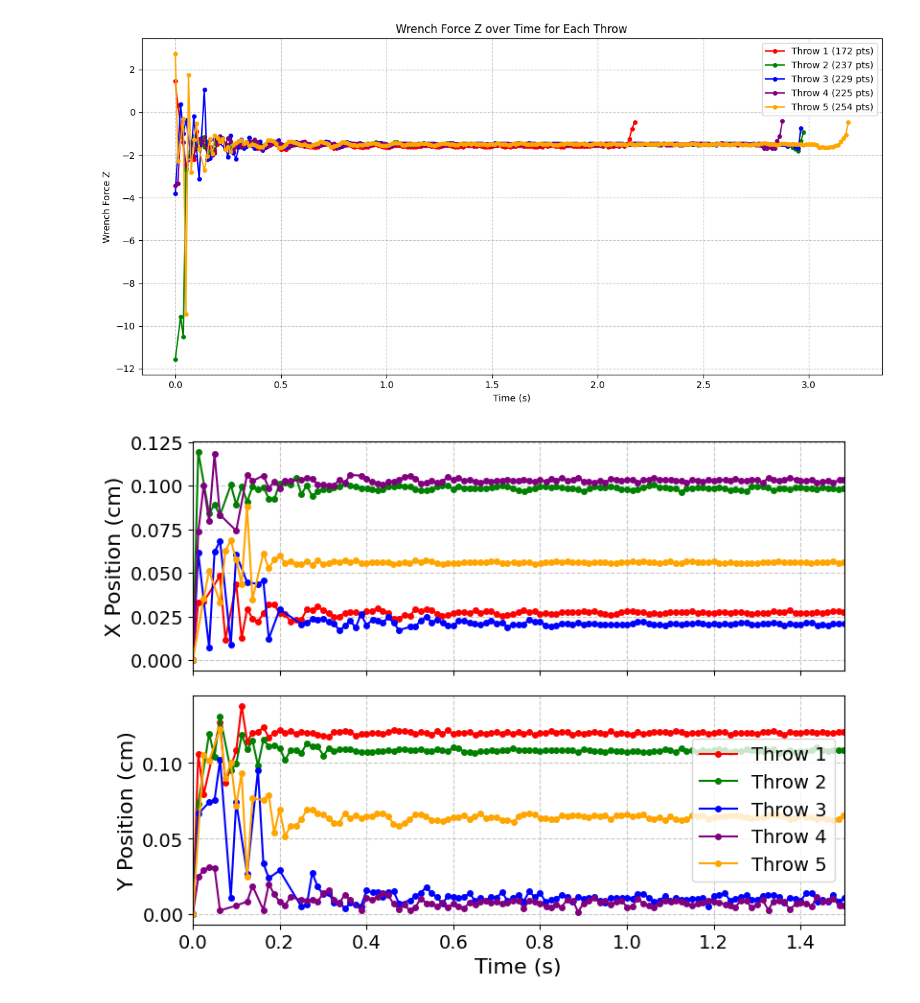
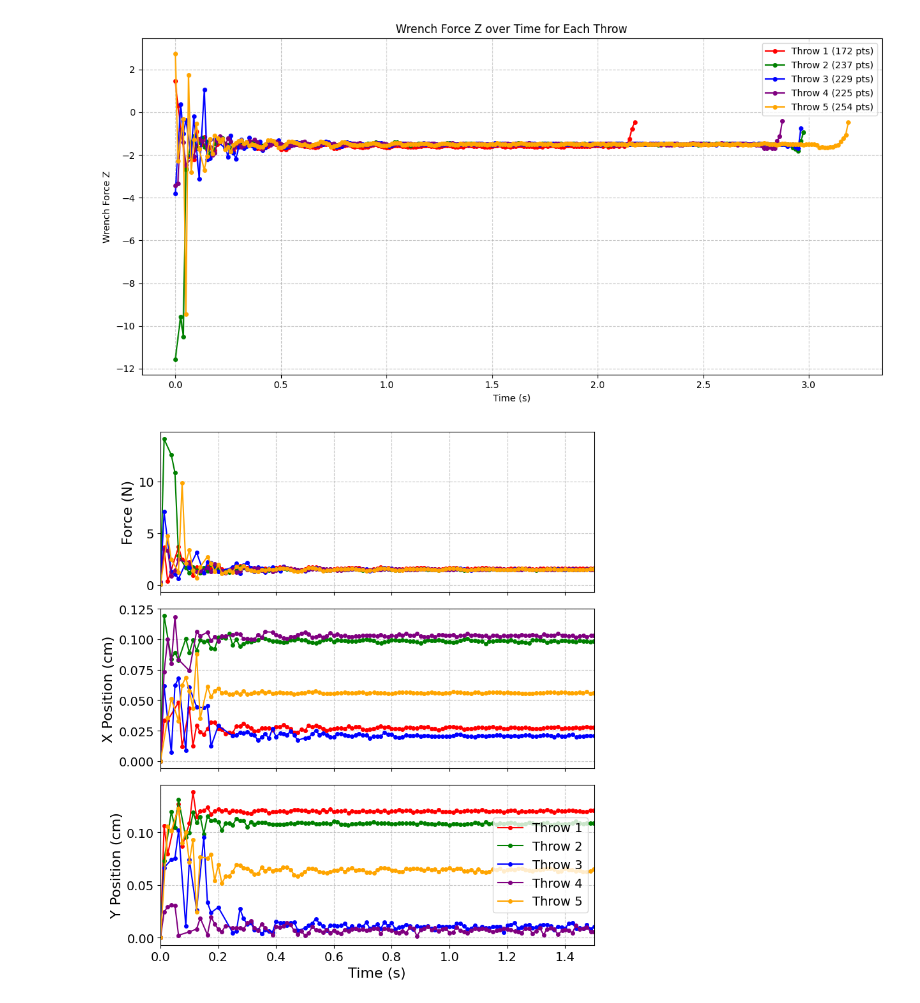
Before and after one commit to rayangdn/virtual_tactile_pad, a Jupyter notebook: ros_ws/src/virtual_tactile_pad/utils/contact_experiments/throwing.ipynb, the cells around one changed output. Saved outputs shown, nothing was run; the diff lists cells and outputs as text; code cells hidden in the pictures.

```diff
--- a/ros_ws/src/virtual_tactile_pad/utils/contact_experiments/throwing.ipynb
+++ b/ros_ws/src/virtual_tactile_pad/utils/contact_experiments/throwing.ipynb
@@ -98,6 +98,7 @@ def identify_throws(df):
     current_times = []
     current_panda_x = []
     current_panda_y = []
+    current_forces = []
     start_time = None
 
     # Iterate through the rows with filtering
@@ -106,6 +107,9 @@ def identify_throws(df):
         panda_x = row['panda_x']
         panda_y = row['panda_y']
         timestamp = row['timestamp']
+
+        # Calculate force magnitude
+        force_magnitude = np.sqrt(row['ft_force_x']**2 + row['ft_force_y']**2 + row['ft_force_z']**2)
 
         # Check if point is within the specified ranges
         x_in_range = 0.0 <= x <= 0.12
@@ -118,7 +122,8 @@ def identify_throws(df):
                     'positions': np.array(current_throw),
                     'times': np.array(current_times),
                     'panda_x': np.array(current_panda_x),
-                    'panda_y': np.array(current_panda_y)
+                    'panda_y': np.array(current_panda_y),
+                    'forces': np.array(current_forces)
                 })
             # Reset for new throw but include the (0,0) point
             current_throw = [[x, y]]
@@ -126,6 +131,7 @@ def identify_throws(df):
             current_times = [0.0]  # Start time at 0
             current_panda_x = [panda_x]
             current_panda_y = [panda_y]
+            current_forces = [force_magnitude]
         # If coordinates are within range and time is <= 2s, add to current throw
         elif (x_in_range and y_in_range) and start_time is not None:
             relative_time = timestamp - start_time
@@ -134,6 +140,7 @@ def identify_throws(df):
                 current_times.append(relative_time)
                 current_panda_x.append(panda_x)
                 current_panda_y.append(panda_y)
+                current_forces.append(force_magnitude)
 
     # Add the last throw if there are points remaining and it has enough points
     if current_throw and len(current_throw) >= 10:
@@ -141,13 +148,14 @@ def identify_throws(df):
             'positions': np.array(current_throw),
             'times': np.array(current_times),
             'panda_x': np.array(current_panda_x),
-            'panda_y': np.array(current_panda_y)
+            'panda_y': np.array(current_panda_y),
+            'forces': np.array(current_forces)
         })
 
     return throws
 
 def plot_time_series(df):
-        # Set the font size for all text elements
+    # Set the font size for all text elements
     plt.rcParams.update({'font.size': 14,
                         'axes.labelsize': 16,
                         'axes.titlesize': 16,
@@ -157,8 +165,8 @@ def plot_time_series(df):
     # Get throws
     throws = identify_throws(df)
 
-    # Create four subplots
-    fig, (ax1, ax2) = plt.subplots(2, 1, figsize=(8, 6), sharex=True)
+    # Create three subplots
+    fig, (ax0, ax1, ax2) = plt.subplots(3, 1, figsize=(8, 9), sharex=True)
 
     # Colors for different throws
     colors = ['red', 'green', 'blue', 'purple', 'orange', 'cyan', 'magenta', 'yellow']
@@ -168,40 +176,45 @@ def plot_time_series(df):
         color = colors[i % len(colors)]
         positions = throw['positions']
         times = throw['times']
-        panda_x = throw['panda_x']
-        panda_y = throw['panda_y']
+        forces = throw['forces']
+
+        # Plot force magnitude over time
+        ax0.plot(times, forces,
+                label=f'Throw {i+1}',
+                color=color, marker='o', markersize=4)
 
         # Plot contact X position over time
         ax1.plot(times, positions[:, 0],
                 label=f'Throw {i+1}',
                 color=color, marker='o', markersize=4)
 
         # Plot contact Y position over time
         ax2.plot(times, positions[:, 1],
                 label=f'Throw {i+1}',
                 color=color, marker='o', markersize=4)
 
+    # Customize the plots
+    ax0.set_ylabel('Force (N)')
+    ax0.grid(True, linestyle='--', alpha=0.7)
+    #ax0.legend()
 
-    # Customize the plots
     ax1.set_ylabel('X Position (cm)')
     ax1.grid(True, linestyle='--', alpha=0.7)
     #ax1.legend()
 
     ax2.set_ylabel('Y Position (cm)')
     ax2.set_xlabel('Time (s)')
     ax2.grid(True, linestyle='--', alpha=0.7)
     ax2.legend()
 
-
-    # Set x-axis limit to 2 seconds
-    ax1.set_xlim(0, 1.5)
+    # Set x-axis limit to 1.5 seconds
+    ax0.set_xlim(0, 1.5)
 
     # Adjust layout to prevent overlap
     plt.tight_layout()
     plt.savefig('../../img/throwing.png', dpi=600, bbox_inches='tight', format='png')
     # Show the plot
     plt.show()
-
 plot_time_series(df)
 # %% [output]
-[figure, old version]
+[figure, new version]
```
Also changed, not shown: 1 other file.
